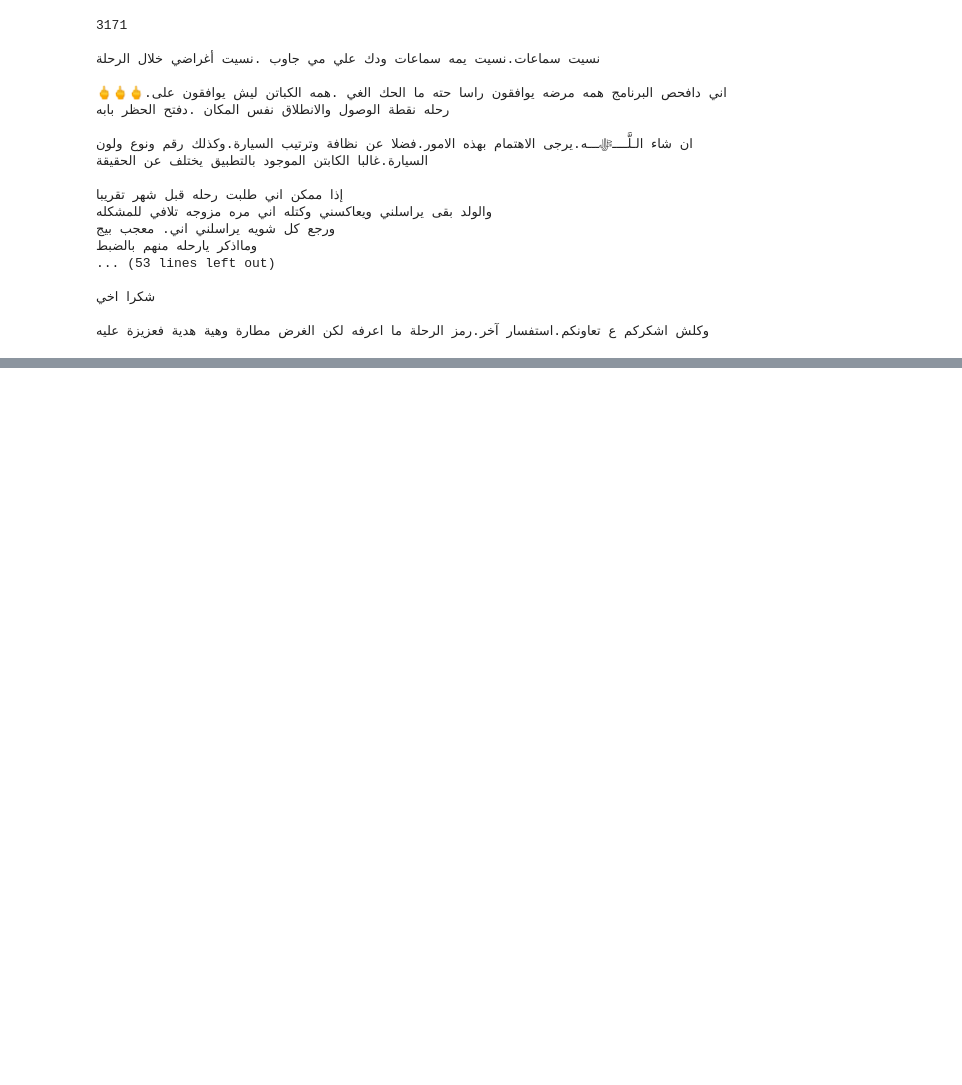
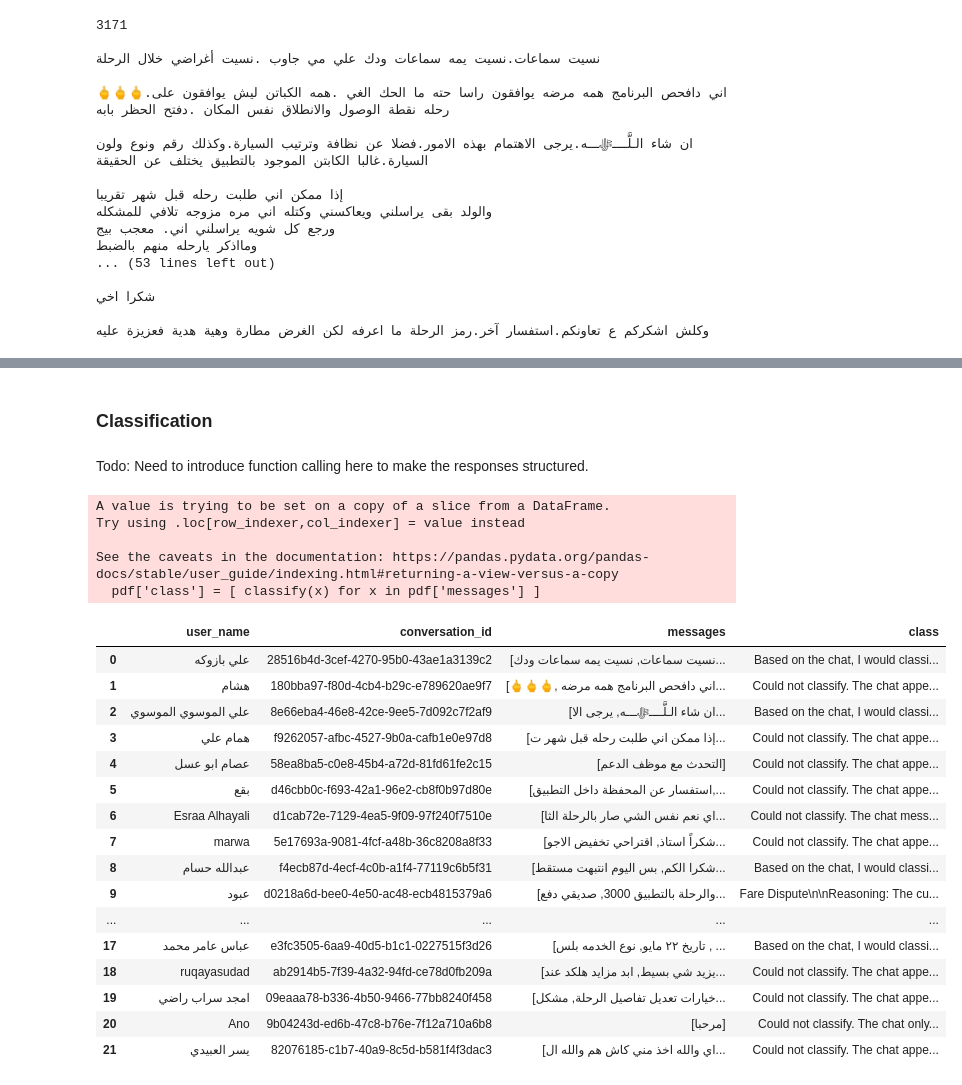
Before and after one commit to qzaidi/mlscratchpad, a Jupyter notebook: freshchat-passenger-chats.ipynb, the cells around one changed output, grey strips where cells are left out. Drawn from its saved outputs; the diff is of its cells as text; code cells hidden in the pictures; blank space fills up the shorter version.

````diff
--- a/freshchat-passenger-chats.ipynb
+++ b/freshchat-passenger-chats.ipynb
@@ -129,9 +129,10 @@ print(token_length,context)
 
 وكلش اشكركم ع تعاونكم.استفسار آخر.رمز الرحلة ما اعرفه لكن الغرض مطارة وهية هدية فعزيزة عليه
 # %%
+systemPrompt = "You are an arabic  expert working for Baly, a ride hailing company in Iraq"
 def get_completion(prompt):
     messages = [
-                {"role": "system", "content": "You are an expert analyst hired to help a ride hailing company improve their CSAT score.."},
+                {"role": "system", "content": systemPrompt},
                 {"role":"user", "content":prompt}
                ]
     response = aclient.chat.completions.create(
@@ -168,0 +196,16 @@ Note: The conversations provided are translated from Arabic to English and may n
+# %%
+olmcontext = ''
+token_length = 0
+for x in df['messages']:
+    chat = '.'.join(x)
+    token_length += splitter.count_tokens(text=chat)
+    if token_length >= 7000:
+        print("reached max length",token_length)
+        break
+    olmcontext += '\n\n' + chat
+
+llmprompt = f"""
+        Each line representas a conversation, containing messages from a single user in a session. Generate top 5 actionable insights for management.
+        For each of your insights, you must include conversations with original text and its english translation that best support it..
+        ```{olmcontext}```
+         """
@@ -168,0 +228,4 @@ Note: The conversations provided are translated from Arabic to English and may n
+# %% [markdown]
+### Classification
+# %% [markdown]
+Todo: Need to introduce function calling here to make the responses structured.
@@ -168,0 +235,48 @@ Note: The conversations provided are translated from Arabic to English and may n
+# %%
+zero_shot_prompt = '''
+You are analysing all chats with customer support and classifying them into one of six categories.
+The six categories are Fare dispute, Payment Issue, Forgot an item, Map/Pickup issues, Different Driver/Car, Acceptance/Cancellation issue
+If you can't tell what it is, say Could not classify. Below are some examples for each category
+
+Fare Dispute: Driver charged more, incorrect fare, didn't return money/amount to wallet
+Map/Pickup issues: Can't find Driver, route taken was incorrect, can't find address on app
+Acceptance/Cancellation issue: Driver cancelled ride/asked to cancel
+Payment Issue: Problems making payments
+Different Driver/Car: Mismatch of plate number or driver
+
+Chat:
+
+{0}
+
+The classification is:'''
+
+def classify(query):\
+    return ollama_llm(zero_shot_prompt.format(query))
+# %%
+from tqdm import tqdm
+pdf = df.head(20)
+pdf['class'] = [ classify(x) for x in pdf['messages'] ]
+pdf.head(20)
+# %% [output]
+A value is trying to be set on a copy of a slice from a DataFrame.
+Try using .loc[row_indexer,col_indexer] = value instead
+
+See the caveats in the documentation: https://pandas.pydata.org/pandas-docs/stable/user_guide/indexing.html#returning-a-view-versus-a-copy
+  pdf['class'] = [ classify(x) for x in pdf['messages'] ]
+|  | user_name | conversation_id | messages | class |
+| 0 | علي بازوكه | 28516b4d-3cef-4270-95b0-43ae1a3139c2 | [نسيت سماعات, نسيت يمه سماعات ودك... | Based on the chat, I would classi... |
+| 1 | هشام | 180bba97-f80d-4cb4-b29c-e789620ae9f7 | [🖕🖕🖕, اني دافحص البرنامج همه مرضه... | Could not classify. The chat appe... |
+| 2 | علي الموسوي الموسوي | 8e66eba4-46e8-42ce-9ee5-7d092c7f2af9 | [ان شاء الـلَّــــﷻـــه, يرجى الا... | Based on the chat, I would classi... |
+| 3 | همام علي | f9262057-afbc-4527-9b0a-cafb1e0e97d8 | [إذا ممكن اني طلبت رحله قبل شهر ت... | Could not classify. The chat appe... |
+| 4 | عصام ابو عسل | 58ea8ba5-c0e8-45b4-a72d-81fd61fe2c15 | [التحدث مع موظف الدعم] | Could not classify. The chat appe... |
+| 5 | بقع | d46cbb0c-f693-42a1-96e2-cb8f0b97d80e | [استفسار عن المحفظة داخل التطبيق,... | Could not classify. The chat appe... |
+| 6 | Esraa Alhayali | d1cab72e-7129-4ea5-9f09-97f240f7510e | [اي نعم نفس الشي صار بالرحلة الثا... | Could not classify. The chat mess... |
+| 7 | marwa | 5e17693a-9081-4fcf-a48b-36c8208a8f33 | [شكراً استاذ, اقتراحي تخفيض الاجو... | Could not classify. The chat appe... |
+| 8 | عبدالله حسام | f4ecb87d-4ecf-4c0b-a1f4-77119c6b5f31 | [شكرا الكم, بس اليوم انتبهت مستقط... | Based on the chat, I would classi... |
+| 9 | عبود | d0218a6d-bee0-4e50-ac48-ecb4815379a6 | [والرحلة بالتطبيق 3000, صديقي دفع... | Fare Dispute\n\nReasoning: The cu... |
+| ... | ... | ... | ... | ... |
+| 17 | عباس عامر محمد | e3fc3505-6aa9-40d5-b1c1-0227515f3d26 | [تاريخ ٢٢ مايو, نوع الخدمه بلس , ... | Based on the chat, I would classi... |
+| 18 | ruqayasudad | ab2914b5-7f39-4a32-94fd-ce78d0fb209a | [يزيد شي بسيط, ابد مزايد هلكد عند... | Could not classify. The chat appe... |
+| 19 | امجد سراب راضي | 09eaaa78-b336-4b50-9466-77bb8240f458 | [خيارات تعديل تفاصيل الرحلة, مشكل... | Could not classify. The chat appe... |
+| 20 | Ano | 9b04243d-ed6b-47c8-b76e-7f12a710a6b8 | [مرحبا] | Could not classify. The chat only... |
+| 21 | يسر العبيدي | 82076185-c1b7-40a9-8c5d-b581f4f3dac3 | [اي والله اخذ مني كاش هم والله ال... | Could not classify. The chat appe... |
````
Also changed, not shown: parts of 10 cells of this notebook, 2 other files.
